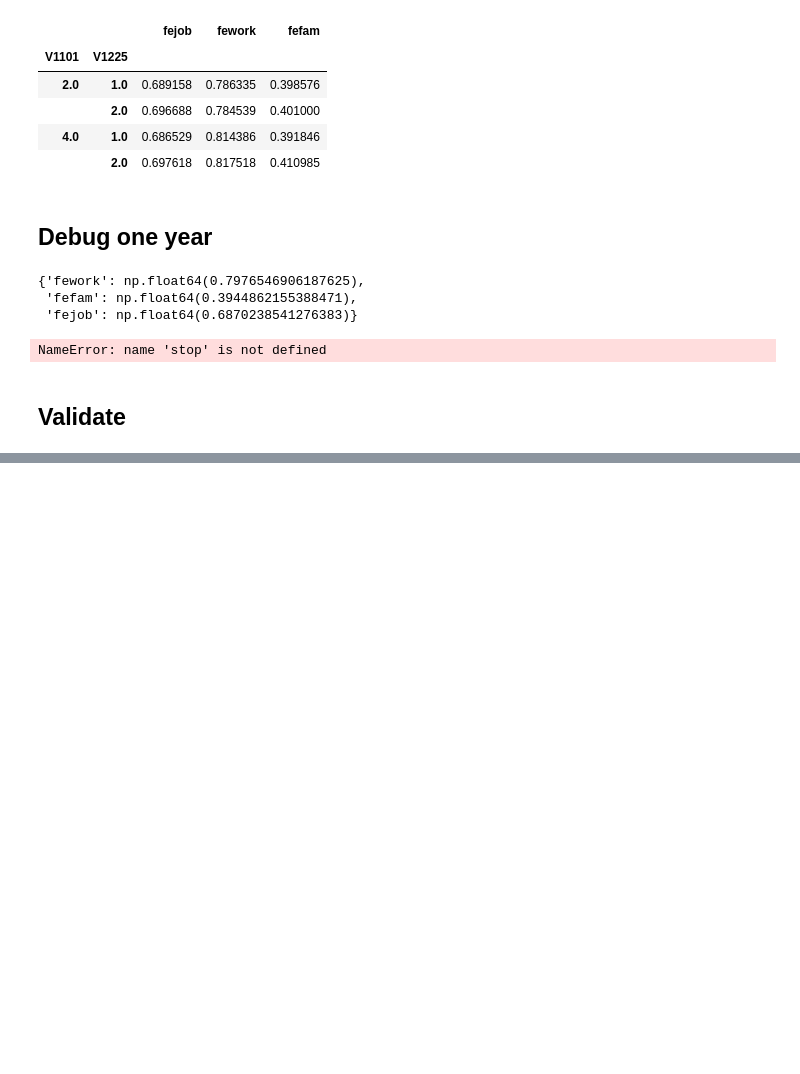
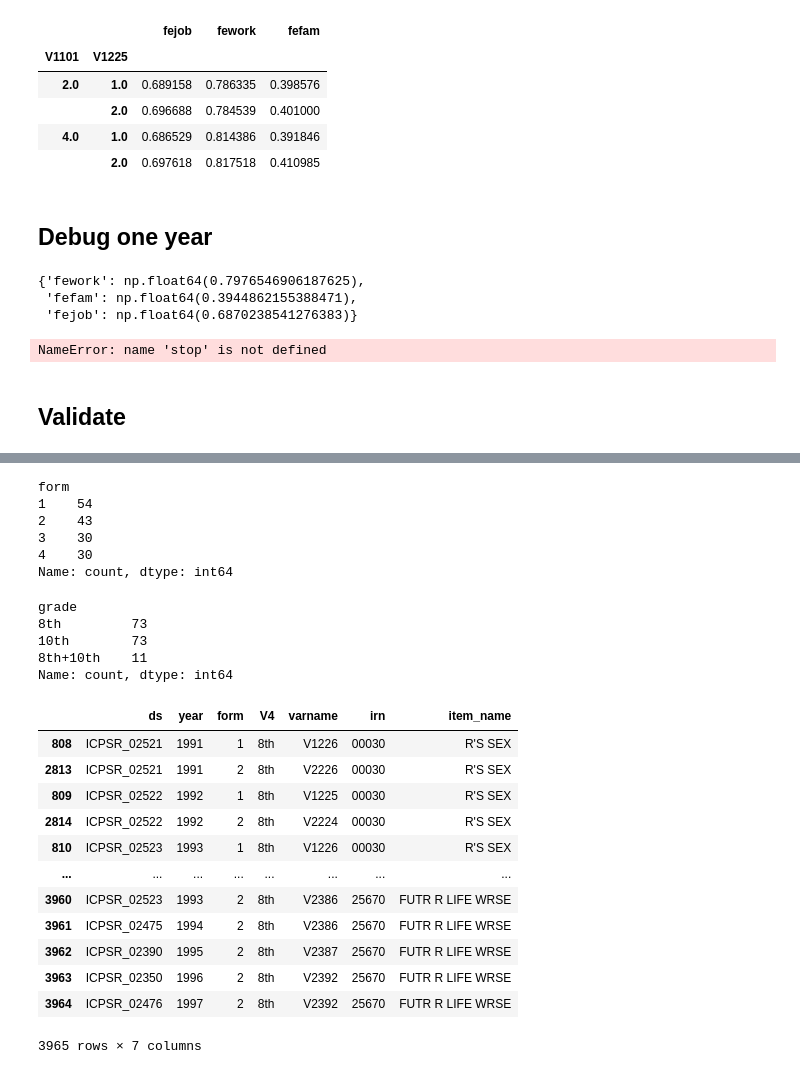
Before and after one commit to AllenDowney/MonitoringTheFuture, a Jupyter notebook: mtf_8_and_10.ipynb, the cells around one changed output, grey strips where cells are left out. Saved outputs shown, nothing was run; the diff lists cells and outputs as text; code cells hidden in the pictures; blank space fills up the shorter version.

Commit message:
Reading cross time index

```diff
--- a/mtf_8_and_10.ipynb
+++ b/mtf_8_and_10.ipynb
@@ -669,0 +725,39 @@ decorate()
+# %%
+df['form'].value_counts(dropna=False)
+# %% [output]
+form
+1    54
+2    43
+3    30
+4    30
+Name: count, dtype: int64
+# %%
+df['grade'].value_counts(dropna=False)
+# %% [output]
+grade
+8th         73
+10th        73
+8th+10th    11
+Name: count, dtype: int64
+# %%
+table = pd.read_hdf('cross_time_index.h5', key='table')
+# %%
+from read_table import create_irn_ref_table
+
+new_table = create_irn_ref_table(table)
+# %%
+new_table.sort_values(by=['irn', 'year', 'ds'])
+# %% [output]
+|  | ds | year | form | V4 | varname | irn | item_name |
+| 808 | ICPSR_02521 | 1991 | 1 | 8th | V1226 | 00030 | R'S SEX |
+| 2813 | ICPSR_02521 | 1991 | 2 | 8th | V2226 | 00030 | R'S SEX |
+| 809 | ICPSR_02522 | 1992 | 1 | 8th | V1225 | 00030 | R'S SEX |
+| 2814 | ICPSR_02522 | 1992 | 2 | 8th | V2224 | 00030 | R'S SEX |
+| 810 | ICPSR_02523 | 1993 | 1 | 8th | V1226 | 00030 | R'S SEX |
+| ... | ... | ... | ... | ... | ... | ... | ... |
+| 3960 | ICPSR_02523 | 1993 | 2 | 8th | V2386 | 25670 | FUTR R LIFE WRSE |
+| 3961 | ICPSR_02475 | 1994 | 2 | 8th | V2386 | 25670 | FUTR R LIFE WRSE |
+| 3962 | ICPSR_02390 | 1995 | 2 | 8th | V2387 | 25670 | FUTR R LIFE WRSE |
+| 3963 | ICPSR_02350 | 1996 | 2 | 8th | V2392 | 25670 | FUTR R LIFE WRSE |
+| 3964 | ICPSR_02476 | 1997 | 2 | 8th | V2392 | 25670 | FUTR R LIFE WRSE |
+3965 rows × 7 columns
```
Also changed, not shown: parts of 5 cells of this notebook, 1 other file.
